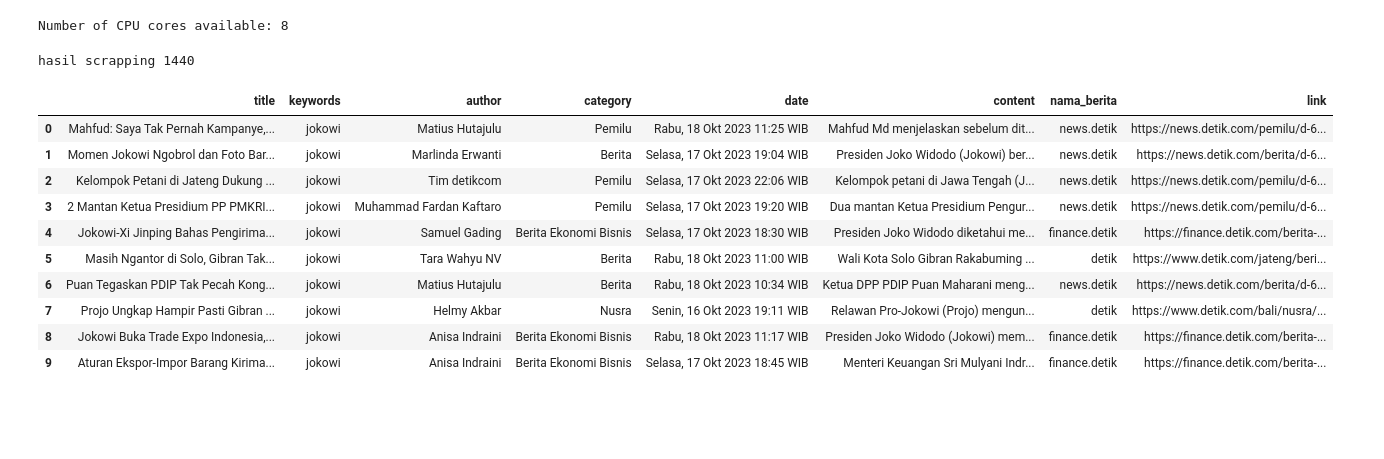
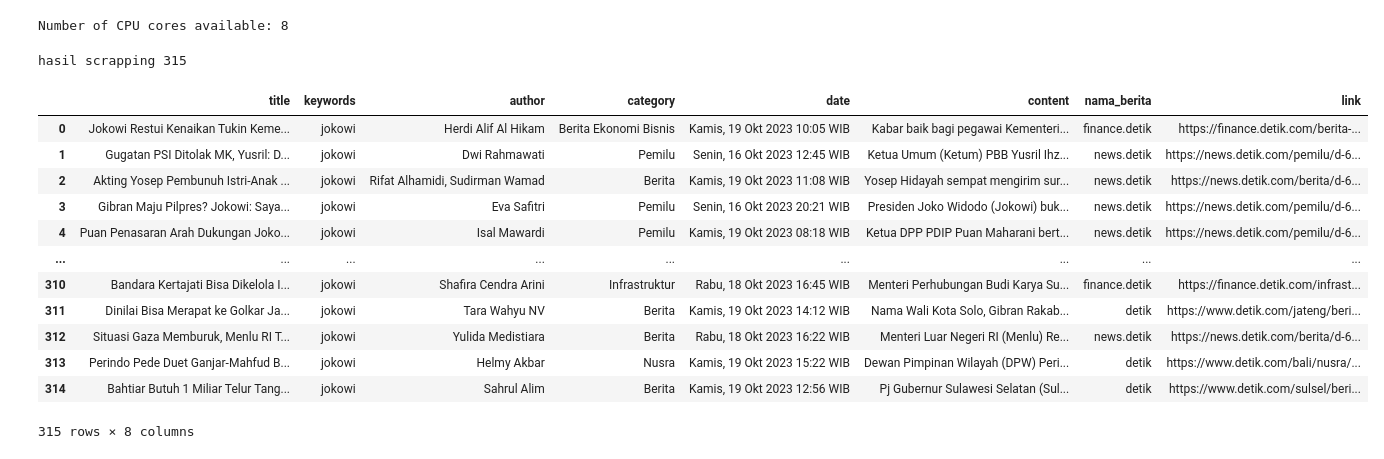
Before and after one commit to emkr-13/scraping-berita-indo, a Jupyter notebook: berita_nasional/detik/scrap_detik_search_fungsi.ipynb, the cells around one changed output. Cells and saved outputs as stored; diff of their text form; code cells hidden in the pictures; blank space fills up the shorter version.

```diff
--- a/berita_nasional/detik/scrap_detik_search_fungsi.ipynb
+++ b/berita_nasional/detik/scrap_detik_search_fungsi.ipynb
@@ -9,8 +19,8 @@ import time
 # %%
 data = {
     "keywords": "jokowi",
-    "since_time": "2023-10-01",
-    "until_time": "2023-10-18"
+    "since_time": "2023-10-18",
+    "until_time": "2023-10-19"
 }
 # %%
 def cek_totalPagination(keywords, since_time, until_time):
@@ -82,22 +102,22 @@ def scrape_links(page_number,keywords, since_time, until_time):
 # %%
-def scrape_links_in_threads(data, jumlah_index):
-    links = []
-    threads_link = []
+# def scrape_links_in_threads(data, jumlah_index):
+#     links = []
+#     threads_link = []
 
-    def scrape_links_for_page(page_number):
-        links.extend(scrape_links(page_number, data["keywords"], data["since_time"], data["until_time"]))
+#     def scrape_links_for_page(page_number):
+#         links.extend(scrape_links(page_number, data["keywords"], data["since_time"], data["until_time"]))
 
-    for page_number in range(1, jumlah_index + 1):
-        thread = threading.Thread(target=scrape_links_for_page, args=(page_number,))
-        thread.start()
-        threads_link.append(thread)
+#     for page_number in range(1, jumlah_index + 1):
+#         thread = threading.Thread(target=scrape_links_for_page, args=(page_number,))
+#         thread.start()
+#         threads_link.append(thread)
 
-    for thread in threads_link:
-        thread.join()
+#     for thread in threads_link:
+#         thread.join()
 
-    print("Total Links:", len(links))
-    return links
+#     print("Total Links:", len(links))
+#     return links
 
-# Call the function to scrape links in multiple threads
-scraped_links = scrape_links_in_threads(data, jumlah_index)
+# # Call the function to scrape links in multiple threads
+# scraped_links = scrape_links_in_threads(data, jumlah_index)
 # %% [output]
@@ -268,6 +288,7 @@ def scrape_url(url, keywords,max_retries=3):
                     if body_elem:
                         content_elem = body_elem.find_all('p')
                         content_text = "\n".join(p.text.strip() for p in content_elem)
+                        content_text = content_text.replace('\n', ' ')
                     else:
                         content_text = "Content not found"
 
@@ -410,20 +431,22 @@ results = scrape_urls_in_threads(scraped_links, data)
 # %%
 df = pd.DataFrame(results)
 print('hasil scrapping',len(results))
-df.head(10)
+df
 # %% [output]
-hasil scrapping 1440
+hasil scrapping 315
 |  | title | keywords | author | category | date | content | nama_berita | link |
-| 0 | Mahfud: Saya Tak Pernah Kampanye,... | jokowi | Matius Hutajulu | Pemilu | Rabu, 18 Okt 2023 11:25 WIB | Mahfud Md menjelaskan sebelum dit... | news.detik | https://news.detik.com/pemilu/d-6... |
-| 1 | Momen Jokowi Ngobrol dan Foto Bar... | jokowi | Marlinda Erwanti | Berita | Selasa, 17 Okt 2023 19:04 WIB | Presiden Joko Widodo (Jokowi) ber... | news.detik | https://news.detik.com/berita/d-6... |
-| 2 | Kelompok Petani di Jateng Dukung ... | jokowi | Tim detikcom | Pemilu | Selasa, 17 Okt 2023 22:06 WIB | Kelompok petani di Jawa Tengah (J... | news.detik | https://news.detik.com/pemilu/d-6... |
-| 3 | 2 Mantan Ketua Presidium PP PMKRI... | jokowi | Muhammad Fardan Kaftaro | Pemilu | Selasa, 17 Okt 2023 19:20 WIB | Dua mantan Ketua Presidium Pengur... | news.detik | https://news.detik.com/pemilu/d-6... |
-| 4 | Jokowi-Xi Jinping Bahas Pengirima... | jokowi | Samuel Gading | Berita Ekonomi Bisnis | Selasa, 17 Okt 2023 18:30 WIB | Presiden Joko Widodo diketahui me... | finance.detik | https://finance.detik.com/berita-... |
-| 5 | Masih Ngantor di Solo, Gibran Tak... | jokowi | Tara Wahyu NV | Berita | Rabu, 18 Okt 2023 11:00 WIB | Wali Kota Solo Gibran Rakabuming ... | detik | https://www.detik.com/jateng/beri... |
-| 6 | Puan Tegaskan PDIP Tak Pecah Kong... | jokowi | Matius Hutajulu | Berita | Rabu, 18 Okt 2023 10:34 WIB | Ketua DPP PDIP Puan Maharani meng... | news.detik | https://news.detik.com/berita/d-6... |
-| 7 | Projo Ungkap Hampir Pasti Gibran ... | jokowi | Helmy Akbar | Nusra | Senin, 16 Okt 2023 19:11 WIB | Relawan Pro-Jokowi (Projo) mengun... | detik | https://www.detik.com/bali/nusra/... |
-| 8 | Jokowi Buka Trade Expo Indonesia,... | jokowi | Anisa Indraini | Berita Ekonomi Bisnis | Rabu, 18 Okt 2023 11:17 WIB | Presiden Joko Widodo (Jokowi) mem... | finance.detik | https://finance.detik.com/berita-... |
-| 9 | Aturan Ekspor-Impor Barang Kirima... | jokowi | Anisa Indraini | Berita Ekonomi Bisnis | Selasa, 17 Okt 2023 18:45 WIB | Menteri Keuangan Sri Mulyani Indr... | finance.detik | https://finance.detik.com/berita-... |
+| 0 | Jokowi Restui Kenaikan Tukin Keme... | jokowi | Herdi Alif Al Hikam | Berita Ekonomi Bisnis | Kamis, 19 Okt 2023 10:05 WIB | Kabar baik bagi pegawai Kementeri... | finance.detik | https://finance.detik.com/berita-... |
+| 1 | Gugatan PSI Ditolak MK, Yusril: D... | jokowi | Dwi Rahmawati | Pemilu | Senin, 16 Okt 2023 12:45 WIB | Ketua Umum (Ketum) PBB Yusril Ihz... | news.detik | https://news.detik.com/pemilu/d-6... |
+| 2 | Akting Yosep Pembunuh Istri-Anak ... | jokowi | Rifat Alhamidi, Sudirman Wamad | Berita | Kamis, 19 Okt 2023 11:08 WIB | Yosep Hidayah sempat mengirim sur... | news.detik | https://news.detik.com/berita/d-6... |
+| 3 | Gibran Maju Pilpres? Jokowi: Saya... | jokowi | Eva Safitri | Pemilu | Senin, 16 Okt 2023 20:21 WIB | Presiden Joko Widodo (Jokowi) buk... | news.detik | https://news.detik.com/pemilu/d-6... |
+| 4 | Puan Penasaran Arah Dukungan Joko... | jokowi | Isal Mawardi | Pemilu | Kamis, 19 Okt 2023 08:18 WIB | Ketua DPP PDIP Puan Maharani bert... | news.detik | https://news.detik.com/pemilu/d-6... |
+| ... | ... | ... | ... | ... | ... | ... | ... | ... |
+| 310 | Bandara Kertajati Bisa Dikelola I... | jokowi | Shafira Cendra Arini | Infrastruktur | Rabu, 18 Okt 2023 16:45 WIB | Menteri Perhubungan Budi Karya Su... | finance.detik | https://finance.detik.com/infrast... |
+| 311 | Dinilai Bisa Merapat ke Golkar Ja... | jokowi | Tara Wahyu NV | Berita | Kamis, 19 Okt 2023 14:12 WIB | Nama Wali Kota Solo, Gibran Rakab... | detik | https://www.detik.com/jateng/beri... |
+| 312 | Situasi Gaza Memburuk, Menlu RI T... | jokowi | Yulida Medistiara | Berita | Rabu, 18 Okt 2023 16:22 WIB | Menteri Luar Negeri RI (Menlu) Re... | news.detik | https://news.detik.com/berita/d-6... |
+| 313 | Perindo Pede Duet Ganjar-Mahfud B... | jokowi | Helmy Akbar | Nusra | Kamis, 19 Okt 2023 15:22 WIB | Dewan Pimpinan Wilayah (DPW) Peri... | detik | https://www.detik.com/bali/nusra/... |
+| 314 | Bahtiar Butuh 1 Miliar Telur Tang... | jokowi | Sahrul Alim | Berita | Kamis, 19 Okt 2023 12:56 WIB | Pj Gubernur Sulawesi Selatan (Sul... | detik | https://www.detik.com/sulsel/beri... |
+315 rows × 8 columns
 # %%
 # import concurrent.futures
 
```
Also changed, not shown: parts of 6 cells of this notebook, 21 other files.
